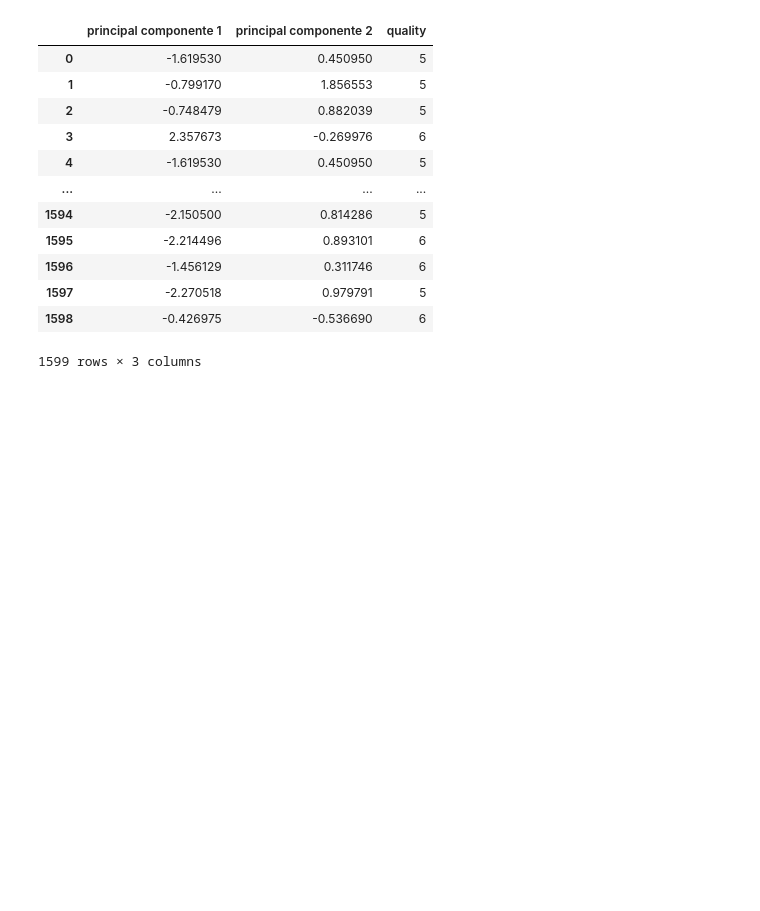
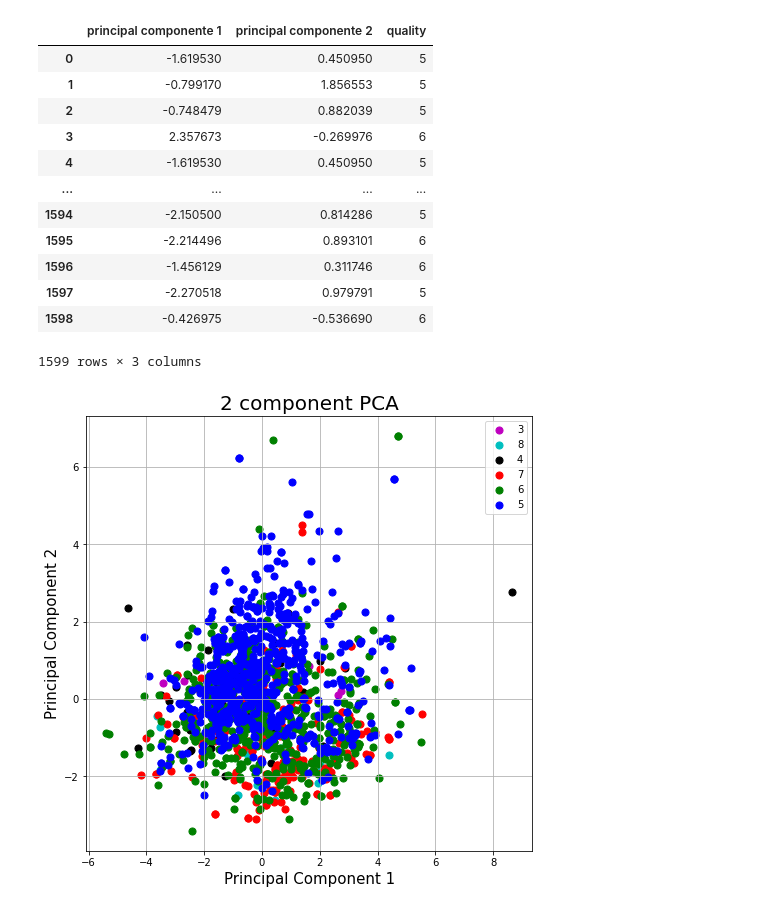
Before and after one commit to AdsonRoberto/Reducao_dimensionalidade_PCA_e_LDA, a Jupyter notebook: analise_PCA_LDA.ipynb, the cells around one changed output. Saved outputs shown, nothing was run; the diff lists cells and outputs as text; code cells hidden in the pictures; blank space fills up the shorter version.

Commit message:
plotando as componentes principais do PCA

```diff
--- a/analise_PCA_LDA.ipynb
+++ b/analise_PCA_LDA.ipynb
@@ -70,3 +70,22 @@ finalDf
 | 1597 | -2.270518 | 0.979791 | 5 |
 | 1598 | -0.426975 | -0.536690 | 6 |
 1599 rows × 3 columns
+# %%
+import matplotlib.pyplot as plt
+
+fig = plt.figure(figsize = (8,8))
+ax = fig.add_subplot(1,1,1)
+ax.set_xlabel('Principal Component 1', fontsize = 15)
+ax.set_ylabel('Principal Component 2', fontsize = 15)
+ax.set_title('2 component PCA', fontsize = 20)
+targets = [3, 8, 4, 7, 6, 5]
+colors = ['m', 'c', 'k', 'r', 'g', 'b']
+for target, color in zip(targets,colors):
+    indicesToKeep = finalDf['quality'] == target
+    ax.scatter(finalDf.loc[indicesToKeep, 'principal componente 1'],
+               finalDf.loc[indicesToKeep, 'principal componente 2'],
+               c = color, s = 50)
+ax.legend(targets)
+ax.grid()
+# %% [output]
+[figure, added]
```
